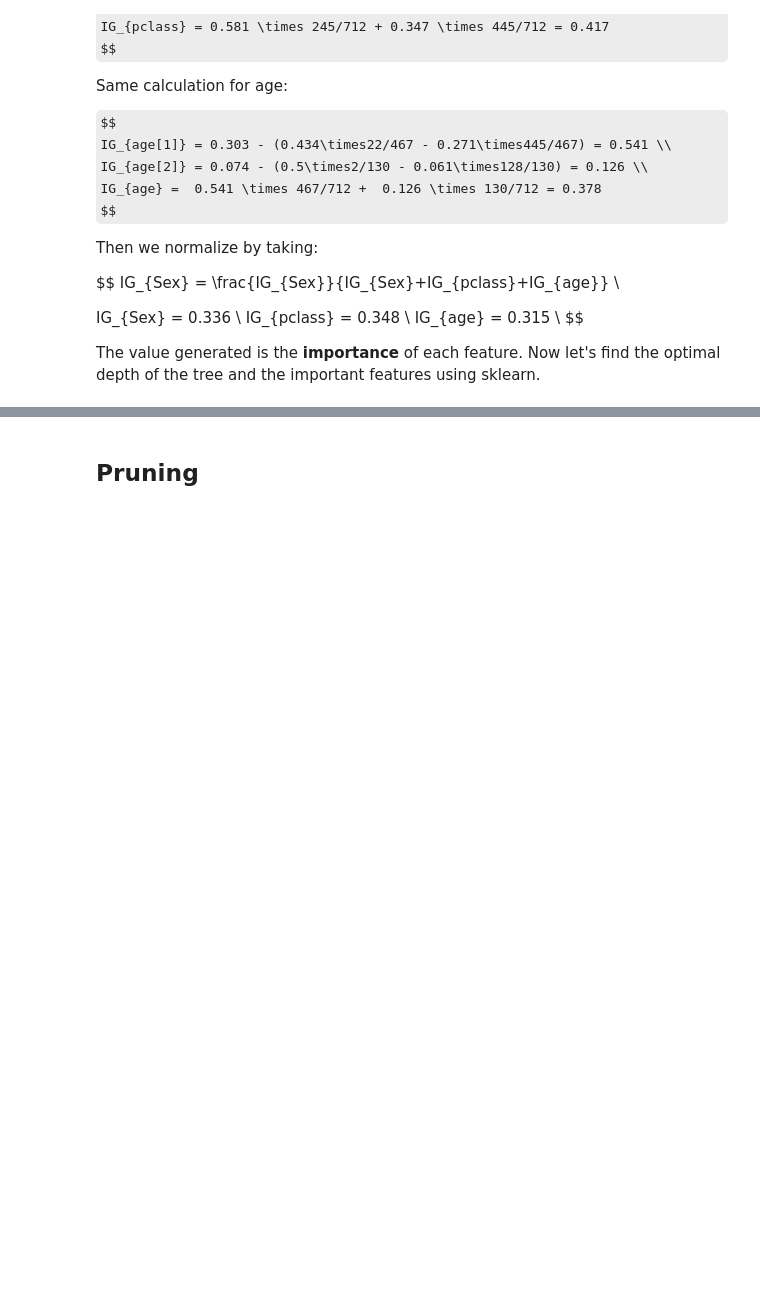
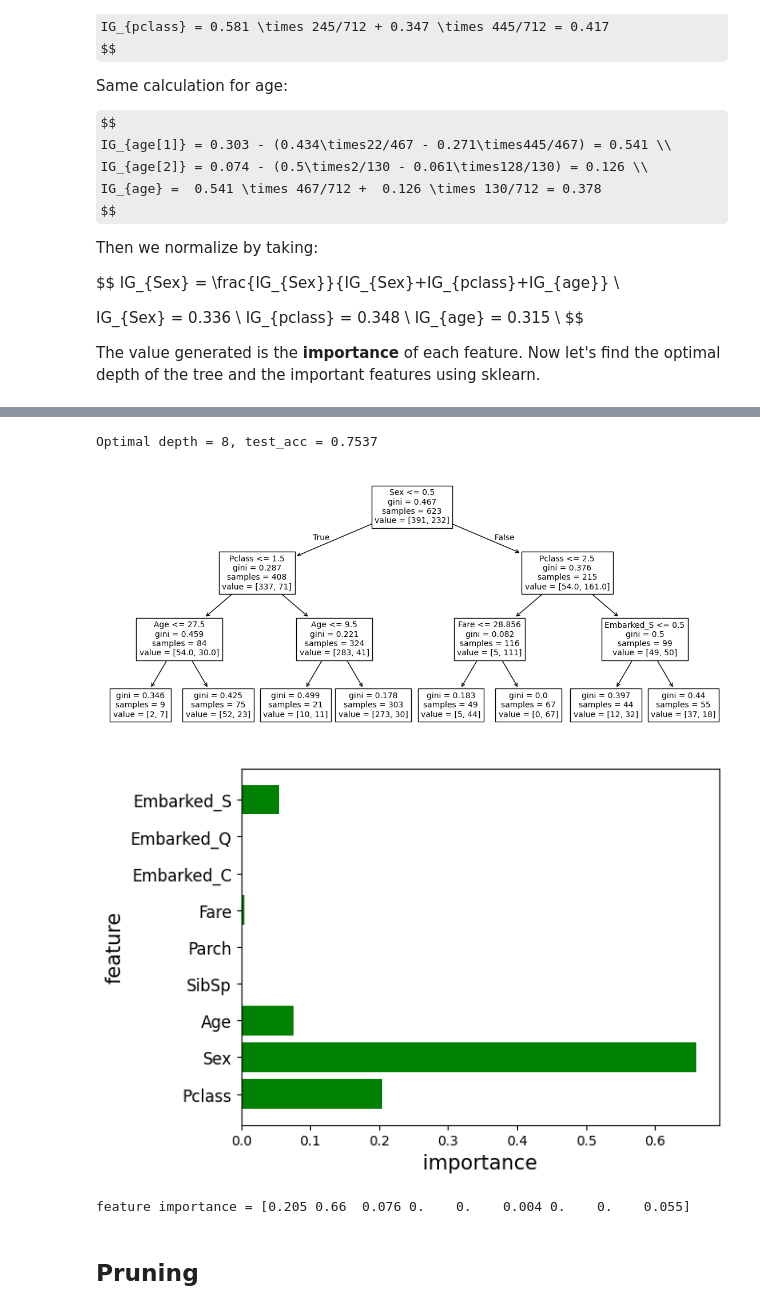
Before and after one commit to WinstonBudi/MY-DAC-Curriculum, a Jupyter notebook: DAC-006_Machine_Learning/DAC-006-Intro_to_ML_Session_2_Student.ipynb, the cells around one changed output, grey strips where cells are left out. Cells and saved outputs as stored; diff of their text form; code cells hidden in the pictures; some formulas as TeX source; blank space fills up the shorter version.

```diff
--- a/DAC-006_Machine_Learning/DAC-006-Intro_to_ML_Session_2_Student.ipynb
+++ b/DAC-006_Machine_Learning/DAC-006-Intro_to_ML_Session_2_Student.ipynb
@@ -231,32 +241,37 @@ df.head()
 # %%
 # I set max_step=3 as a constant value for tree visualization.
-# model = DecisionTreeClassifier(max_depth=3)
-# model.fit(x_train, y_train)
+model = DecisionTreeClassifier(max_depth=3)
+model.fit(x_train, y_train)
 
-# # Use test data to evaluate final performance.
-# y_pred = model.predict(x_test)
-# test_acc = (y_pred == y_test).mean()
-# print('Optimal depth = {}, test_acc = {:.4f}'.format(opt_depth, test_acc))
+# Use test data to evaluate final performance.
+y_pred = model.predict(x_test)
+test_acc = (y_pred == y_test).mean()
+print('Optimal depth = {}, test_acc = {:.4f}'.format(opt_depth, test_acc))
 
-# # Visualize the tree
-# # plt.figure(figsize=(20,10))
-# feat_names = x.columns.tolist()
-# plt.figure(figsize=(14,6))
-# tree.plot_tree(model, feature_names = feat_names, fontsize=10)
-# plt.show()
+# Visualize the tree
+# plt.figure(figsize=(20,10))
+feat_names = x.columns.tolist()
+plt.figure(figsize=(14,6))
+tree.plot_tree(model, feature_names = feat_names, fontsize=10)
+plt.show()
 
-# # Analyze the importance of features.
-# feature_importance = model.feature_importances_
-# n_feature = x_train.shape[1]
-# idx = np.arange(n_feature)
+# Analyze the importance of features.
+feature_importance = model.feature_importances_
+n_feature = x_train.shape[1]
+idx = np.arange(n_feature)
 
-# plt.barh(idx, feature_importance, align='center', color='green')
-# plt.yticks(idx, feat_names, size=12)
-# plt.xlabel('importance', size=15)
-# plt.ylabel('feature', size=15)
-# plt.show()
+plt.barh(idx, feature_importance, align='center', color='green')
+plt.yticks(idx, feat_names, size=12)
+plt.xlabel('importance', size=15)
+plt.ylabel('feature', size=15)
+plt.show()
 
-# print('feature importance = {}'.format(feature_importance.round(3)))
+print('feature importance = {}'.format(feature_importance.round(3)))
+# %% [output]
+Optimal depth = 8, test_acc = 0.7537
+[figure, added]
+[figure, added]
+feature importance = [0.205 0.66  0.076 0.    0.    0.004 0.    0.    0.055]
 # %% [markdown]
 ## Pruning
 # %% [markdown]
```
Also changed, not shown: parts of 14 cells of this notebook.
